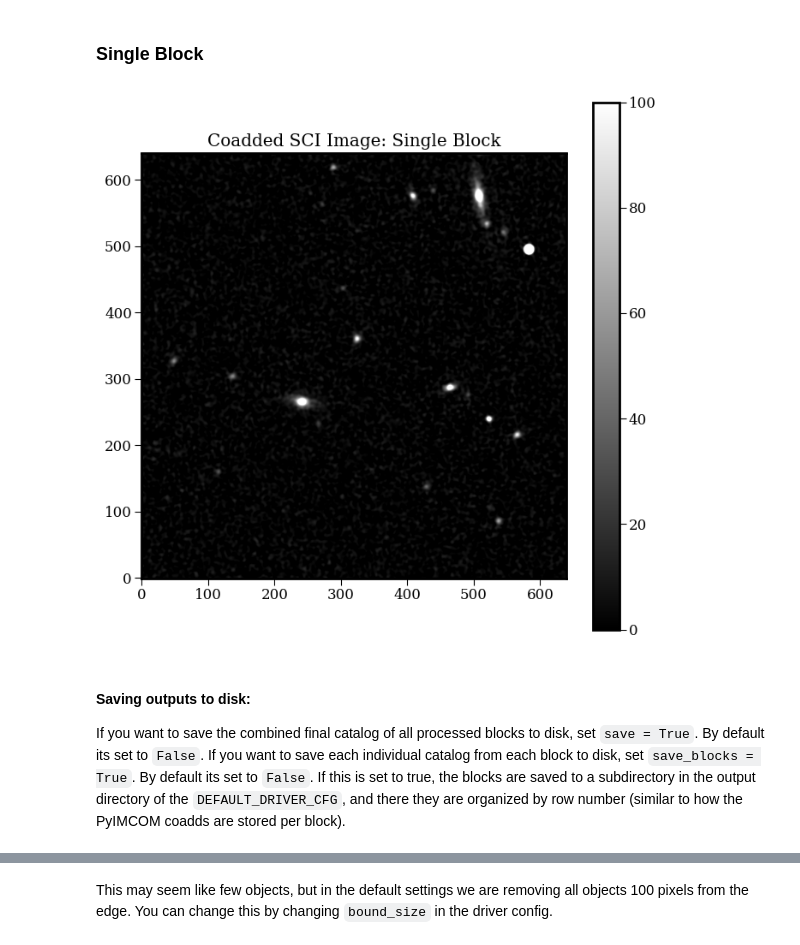
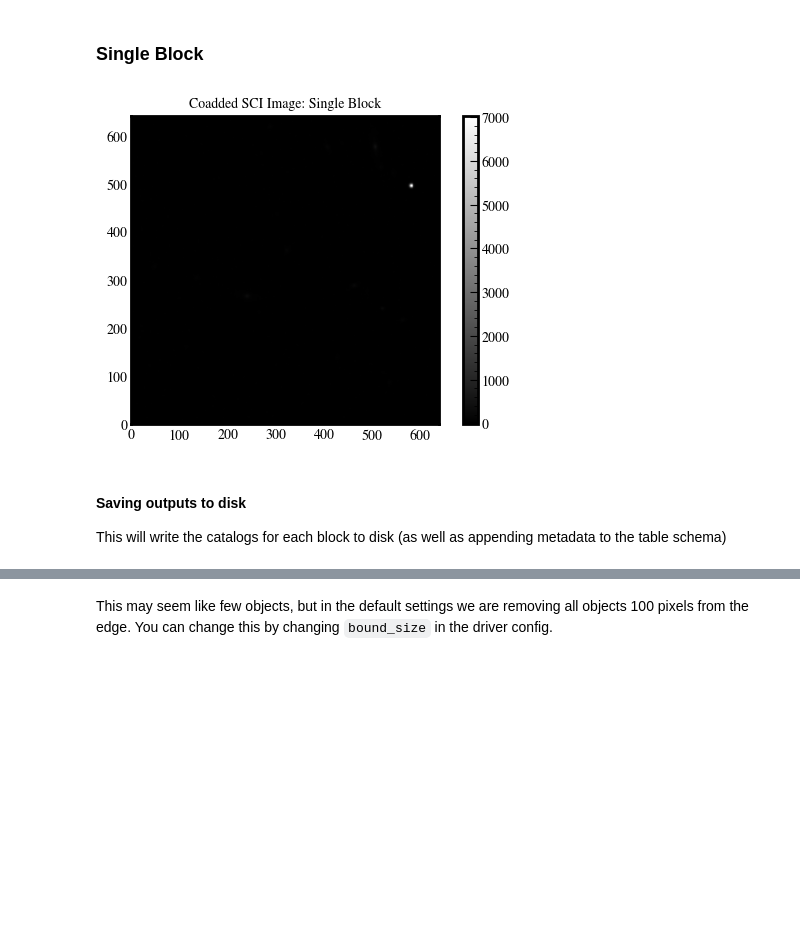
Before and after one commit to Roman-HLIS-Cosmology-PIT/metadetect-driver, a Jupyter notebook: notebooks/Examples_driver.ipynb, the cells around one changed output, grey strips where cells are left out. Drawn from its saved outputs; the diff is of its cells as text; code cells hidden in the pictures; blank space fills up the shorter version.

```diff
--- a/notebooks/Examples_driver.ipynb
+++ b/notebooks/Examples_driver.ipynb
@@ -55,16 +57,21 @@ blk = mosaic.outimages[0][1]
 # %%
 # Visualize Block
 img = blk.get_coadded_layer('SCI')
-# Plot the image
-plt.figure(figsize=(8, 8))
-plt.imshow(img , cmap='gray', origin='lower',vmin = 0,  vmax = 100)
-#plt.ylim(0,600)
-#plt.xlim(30,100)
-plt.colorbar()
-plt.title("Coadded SCI Image: Single Block")
+
+norm = mpl.colors.Normalize()
+cmap = 'gray'
+
+fig, axs = plt.subplots(1, 1)
+
+axs.imshow(img, norm=norm, cmap=cmap, origin='lower')
+#axs.set_ylim(0,600)
+#axs.set_xlim(30,100)
+fig.colorbar(mpl.cm.ScalarMappable(norm, cmap), ax=axs)
+axs.set_title("Coadded SCI Image: Single Block")
+
 plt.show()
 # %% [output]
-[figure, old version]
+[figure, new version]
 # %%
 # Initialize object with block
 mdet_runner = MetaDetectRunner(blk, meta_cfg = METADETECT_CONFIG, driver_cfg = DEFAULT_DRIVER_CFG)
@@ -71,6 +82,6 @@ mdet_runner = MetaDetectRunner(blk, meta_cfg = METADETECT_CONFIG, driver_cfg = D
 # %% [markdown]
-#### Saving outputs to disk:
+#### Saving outputs to disk
 
-If you want to save the combined final catalog of all processed blocks to disk, set `save = True`. By default its set to `False`. If you want to save each individual catalog from each block to disk, set `save_blocks = True`. By default its set to `False`. If this is set to true, the blocks are saved to a subdirectory in the output directory of the `DEFAULT_DRIVER_CFG`, and there they are organized by row number (similar to how the PyIMCOM coadds are stored per block).
+This will write the catalogs for each block to disk (as well as appending metadata to the table schema)
 # %%
 # Run the metadetect driver on a single
```
Also changed, not shown: parts of 20 cells of this notebook, 1 other file.
